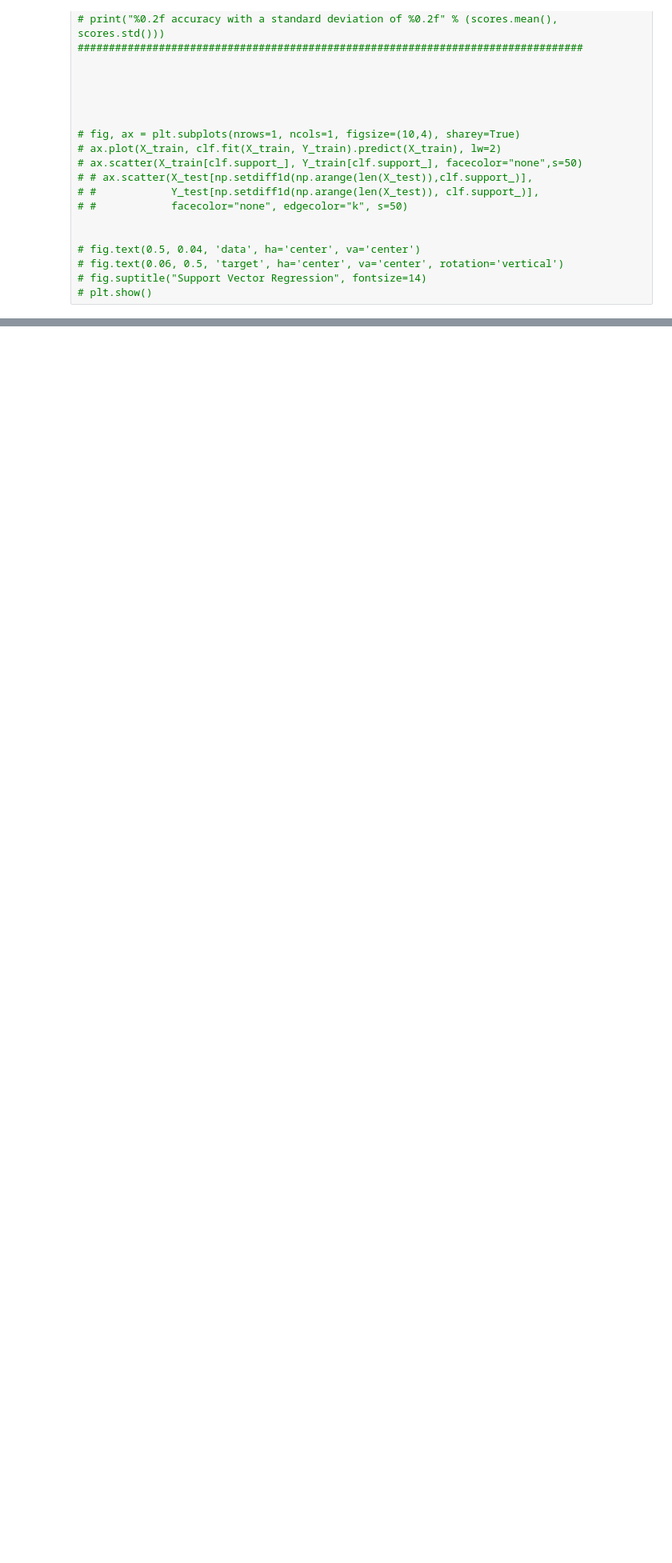
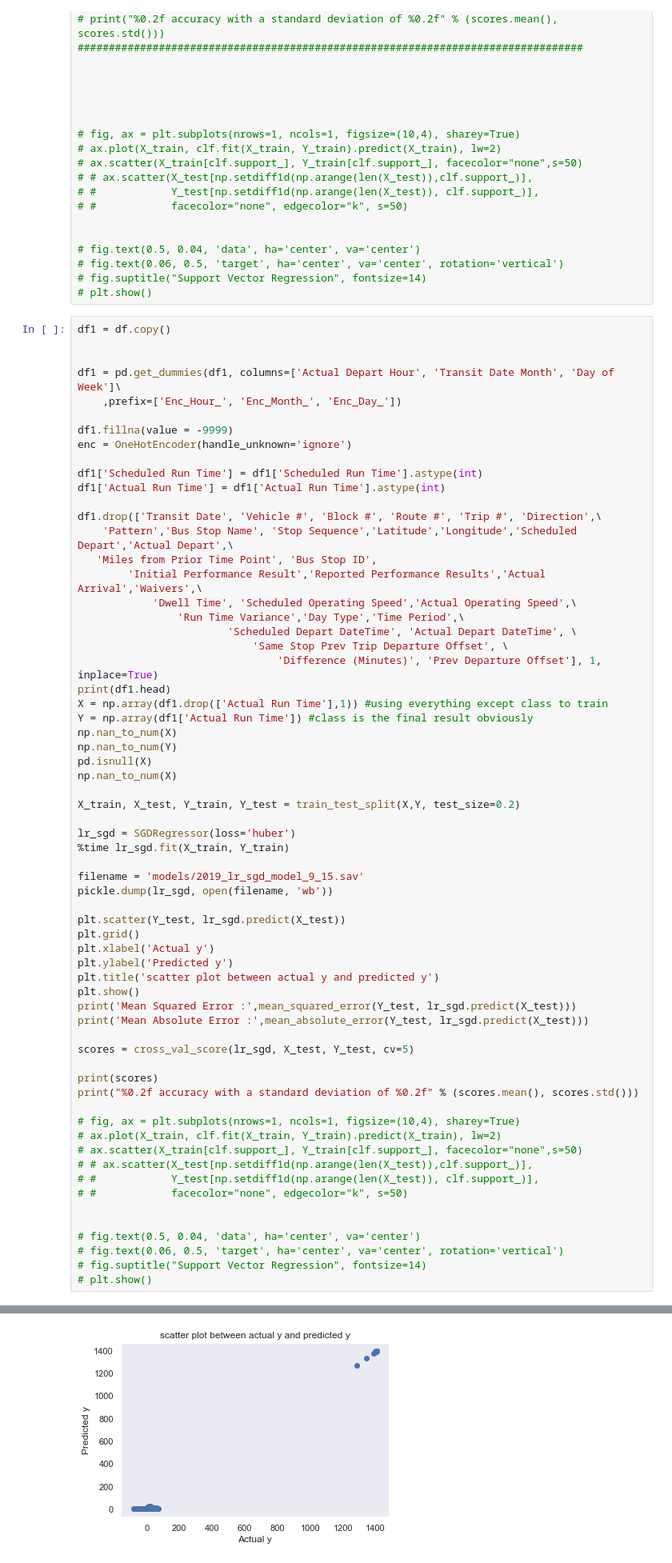
Before and after one commit to jairad26/LTC-Research-Challenge, a Jupyter notebook: 2019_algorithms.ipynb, the cells around one changed output, grey strips where cells are left out. Shown at 80% size. Saved outputs shown, nothing was run; the diff lists cells and outputs as text; blank space fills up the shorter version.

```diff
--- a/2019_algorithms.ipynb
+++ b/2019_algorithms.ipynb
@@ -179,3 +203,68 @@ Mean Absolute Error : 1.105800927612228
 # fig.text(0.06, 0.5, 'target', ha='center', va='center', rotation='vertical')
 # fig.suptitle("Support Vector Regression", fontsize=14)
 # plt.show()
+# %%
+df1 = df.copy()
+
+
+df1 = pd.get_dummies(df1, columns=['Actual Depart Hour', 'Transit Date Month', 'Day of Week']\
+    ,prefix=['Enc_Hour_', 'Enc_Month_', 'Enc_Day_'])
+
+df1.fillna(value = -9999)
+enc = OneHotEncoder(handle_unknown='ignore')
+
+df1['Scheduled Run Time'] = df1['Scheduled Run Time'].astype(int)
+df1['Actual Run Time'] = df1['Actual Run Time'].astype(int)
+
+df1.drop(['Transit Date', 'Vehicle #', 'Block #', 'Route #', 'Trip #', 'Direction',\
+    'Pattern','Bus Stop Name', 'Stop Sequence','Latitude','Longitude','Scheduled Depart','Actual Depart',\
+   'Miles from Prior Time Point', 'Bus Stop ID',
+        'Initial Performance Result','Reported Performance Results','Actual Arrival','Waivers',\
+            'Dwell Time', 'Scheduled Operating Speed','Actual Operating Speed',\
+                'Run Time Variance','Day Type','Time Period',\
+                        'Scheduled Depart DateTime', 'Actual Depart DateTime', \
+                            'Same Stop Prev Trip Departure Offset', \
+                                'Difference (Minutes)', 'Prev Departure Offset'], 1, inplace=True)
+print(df1.head)
+X = np.array(df1.drop(['Actual Run Time'],1)) #using everything except class to train
+Y = np.array(df1['Actual Run Time']) #class is the final result obviously
+np.nan_to_num(X)
+np.nan_to_num(Y)
+pd.isnull(X)
+np.nan_to_num(X)
+
+X_train, X_test, Y_train, Y_test = train_test_split(X,Y, test_size=0.2)
+
+lr_sgd = SGDRegressor(loss='huber')
+%time lr_sgd.fit(X_train, Y_train)
+
+filename = 'models/2019_lr_sgd_model_9_15.sav'
+pickle.dump(lr_sgd, open(filename, 'wb'))
+
+plt.scatter(Y_test, lr_sgd.predict(X_test))
+plt.grid()
+plt.xlabel('Actual y')
+plt.ylabel('Predicted y')
+plt.title('scatter plot between actual y and predicted y')
+plt.show()
+print('Mean Squared Error :',mean_squared_error(Y_test, lr_sgd.predict(X_test)))
+print('Mean Absolute Error :',mean_absolute_error(Y_test, lr_sgd.predict(X_test)))
+
+scores = cross_val_score(lr_sgd, X_test, Y_test, cv=5)
+
+print(scores)
+print("%0.2f accuracy with a standard deviation of %0.2f" % (scores.mean(), scores.std()))
+
+# fig, ax = plt.subplots(nrows=1, ncols=1, figsize=(10,4), sharey=True)
+# ax.plot(X_train, clf.fit(X_train, Y_train).predict(X_train), lw=2)
+# ax.scatter(X_train[clf.support_], Y_train[clf.support_], facecolor="none",s=50)
+# # ax.scatter(X_test[np.setdiff1d(np.arange(len(X_test)),clf.support_)],
+# #            Y_test[np.setdiff1d(np.arange(len(X_test)), clf.support_)],
+# #            facecolor="none", edgecolor="k", s=50)
+
+
+# fig.text(0.5, 0.04, 'data', ha='center', va='center')
+# fig.text(0.06, 0.5, 'target', ha='center', va='center', rotation='vertical')
+# fig.suptitle("Support Vector Regression", fontsize=14)
+# plt.show()
+# %% [output]
@@ -181,0 +288 @@ Mean Absolute Error : 1.105800927612228
+[figure, added]
```
Also changed, not shown: parts of 9 cells of this notebook.
